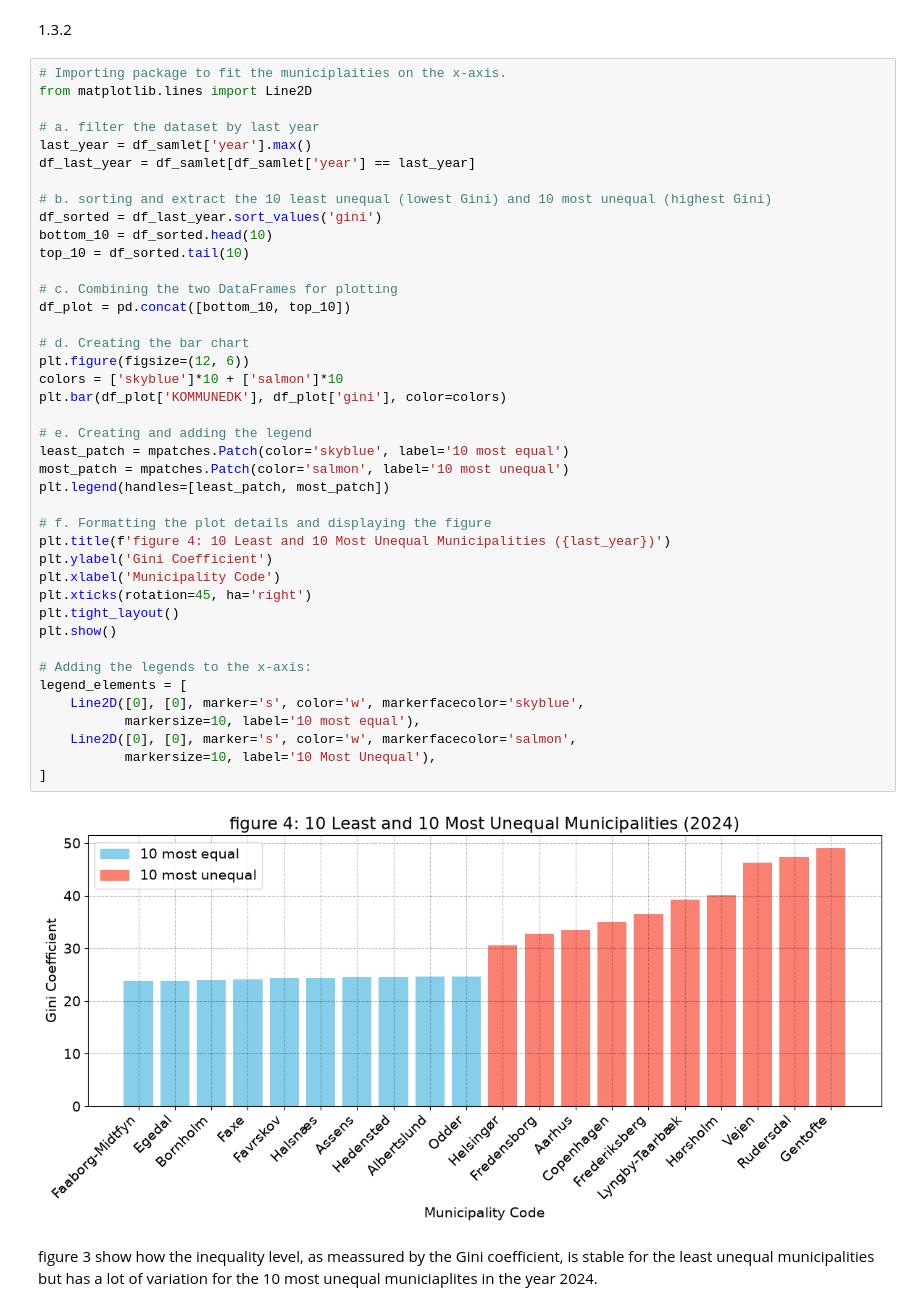
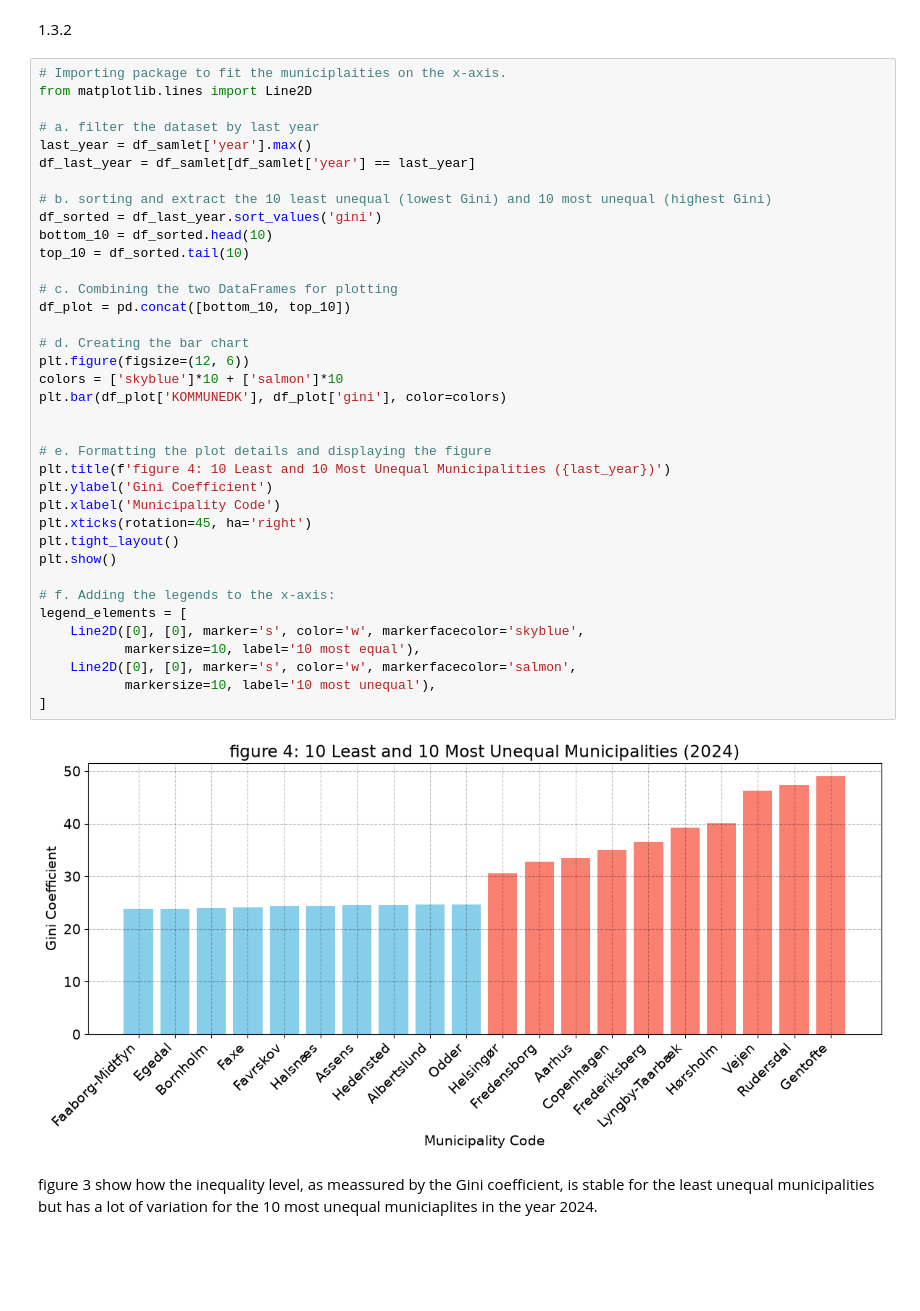
Before and after one commit to NumEconCopenhagen/projects-2024-group67, a Jupyter notebook: DataProject.ipynb, the cells around one changed output. Saved outputs shown, nothing was run; the diff lists cells and outputs as text; blank space fills up the shorter version.

```diff
--- a/DataProject.ipynb
+++ b/DataProject.ipynb
@@ -448,41 +448,37 @@ from matplotlib.lines import Line2D
 last_year = df_samlet['year'].max()
 df_last_year = df_samlet[df_samlet['year'] == last_year]
 
 # b. sorting and extract the 10 least unequal (lowest Gini) and 10 most unequal (highest Gini)
 df_sorted = df_last_year.sort_values('gini')
 bottom_10 = df_sorted.head(10)
 top_10 = df_sorted.tail(10)
 
 # c. Combining the two DataFrames for plotting
 df_plot = pd.concat([bottom_10, top_10])
 
 # d. Creating the bar chart
 plt.figure(figsize=(12, 6))
 colors = ['skyblue']*10 + ['salmon']*10
 plt.bar(df_plot['KOMMUNEDK'], df_plot['gini'], color=colors)
 
-# e. Creating and adding the legend
-least_patch = mpatches.Patch(color='skyblue', label='10 most equal')
-most_patch = mpatches.Patch(color='salmon', label='10 most unequal')
-plt.legend(handles=[least_patch, most_patch])
 
-# f. Formatting the plot details and displaying the figure
+# e. Formatting the plot details and displaying the figure
 plt.title(f'figure 4: 10 Least and 10 Most Unequal Municipalities ({last_year})')
 plt.ylabel('Gini Coefficient')
 plt.xlabel('Municipality Code')
 plt.xticks(rotation=45, ha='right')
 plt.tight_layout()
 plt.show()
 
-# Adding the legends to the x-axis:
+# f. Adding the legends to the x-axis:
 legend_elements = [
     Line2D([0], [0], marker='s', color='w', markerfacecolor='skyblue',
            markersize=10, label='10 most equal'),
     Line2D([0], [0], marker='s', color='w', markerfacecolor='salmon',
-           markersize=10, label='10 Most Unequal'),
+           markersize=10, label='10 most unequal'),
 ]
 # %% [output]
-[figure, old version]
+[figure, new version]
 # %% [markdown]
 figure 3 show how the inequality level, as meassured by the Gini coefficient, is stable for the least unequal municipalities but has a lot of variation for the 10 most unequal municiaplites in the year 2024.
 # %%
```
Also changed, not shown: parts of 1 cell of this notebook.
